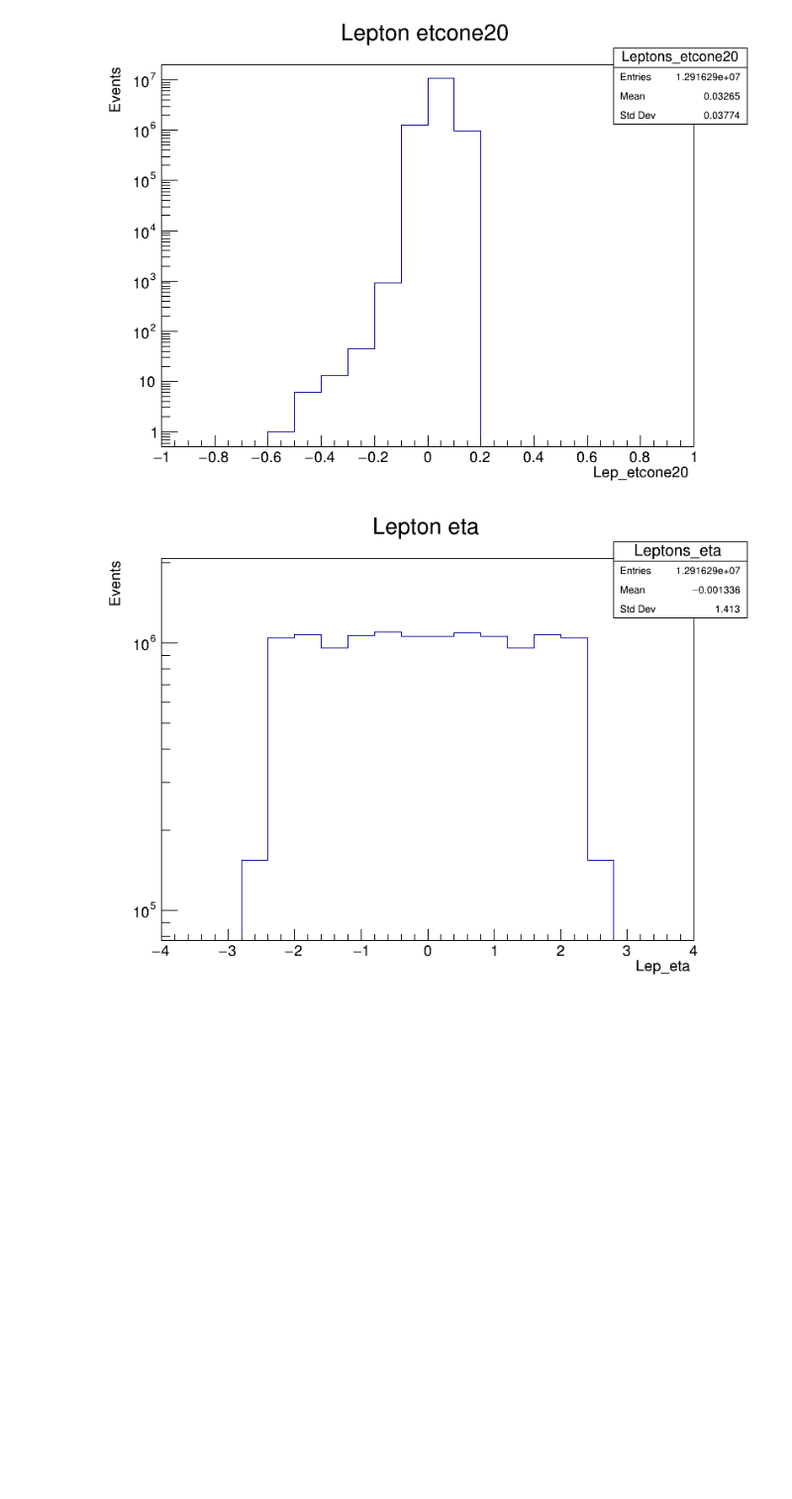
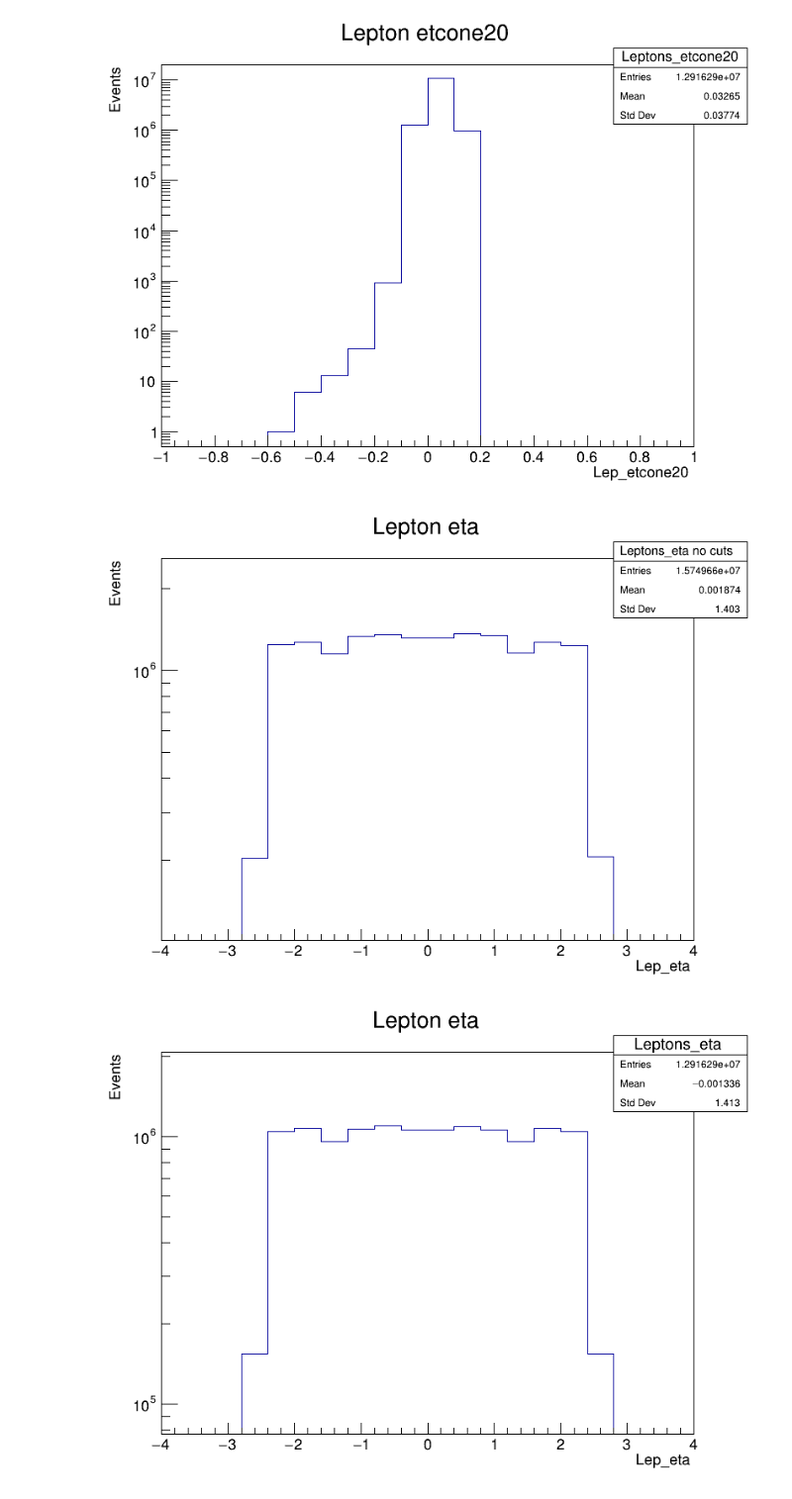
Before and after one commit to jdvillamils/TTBar, a Jupyter notebook: TTBar.ipynb, the cells around one changed output. Shown: that part at 99% size. Cells and saved outputs as stored; diff of their text form; code cells hidden in the pictures; blank space fills up the shorter version.

```diff
--- a/TTBar.ipynb
+++ b/TTBar.ipynb
@@ -274,6 +314,12 @@ canvas->SetLogy();
 canvas->Draw();
 # %% [output]
 [figure]
+# %%
+hist_lep_eta_b->Draw();
+canvas->SetLogy();
+canvas->Draw();
+# %% [output]
+[figure, added]
 # %%
 hist_lep_eta->Draw();
 canvas->SetLogy();
```
Also changed, not shown: parts of 15 cells of this notebook.
